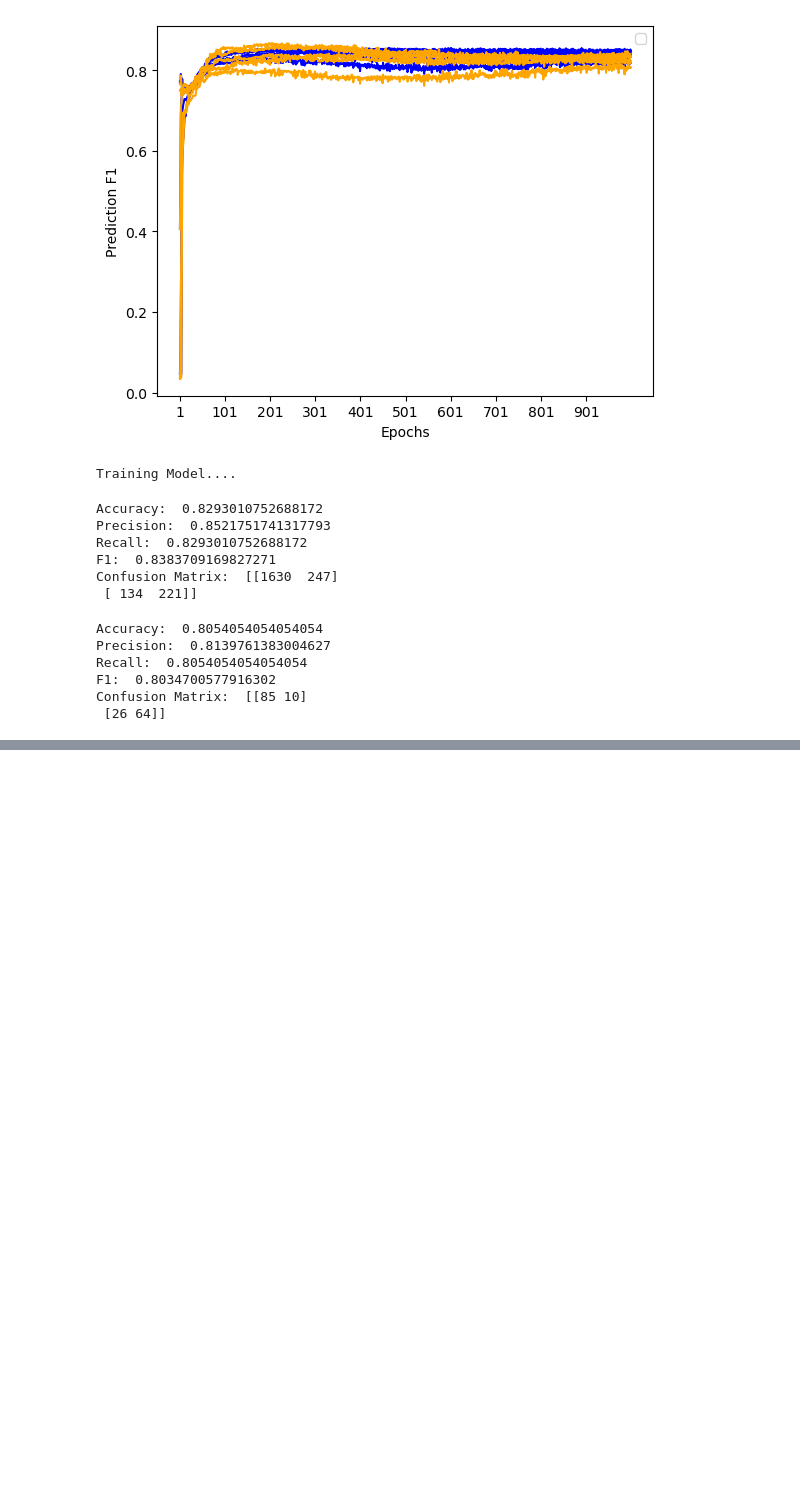
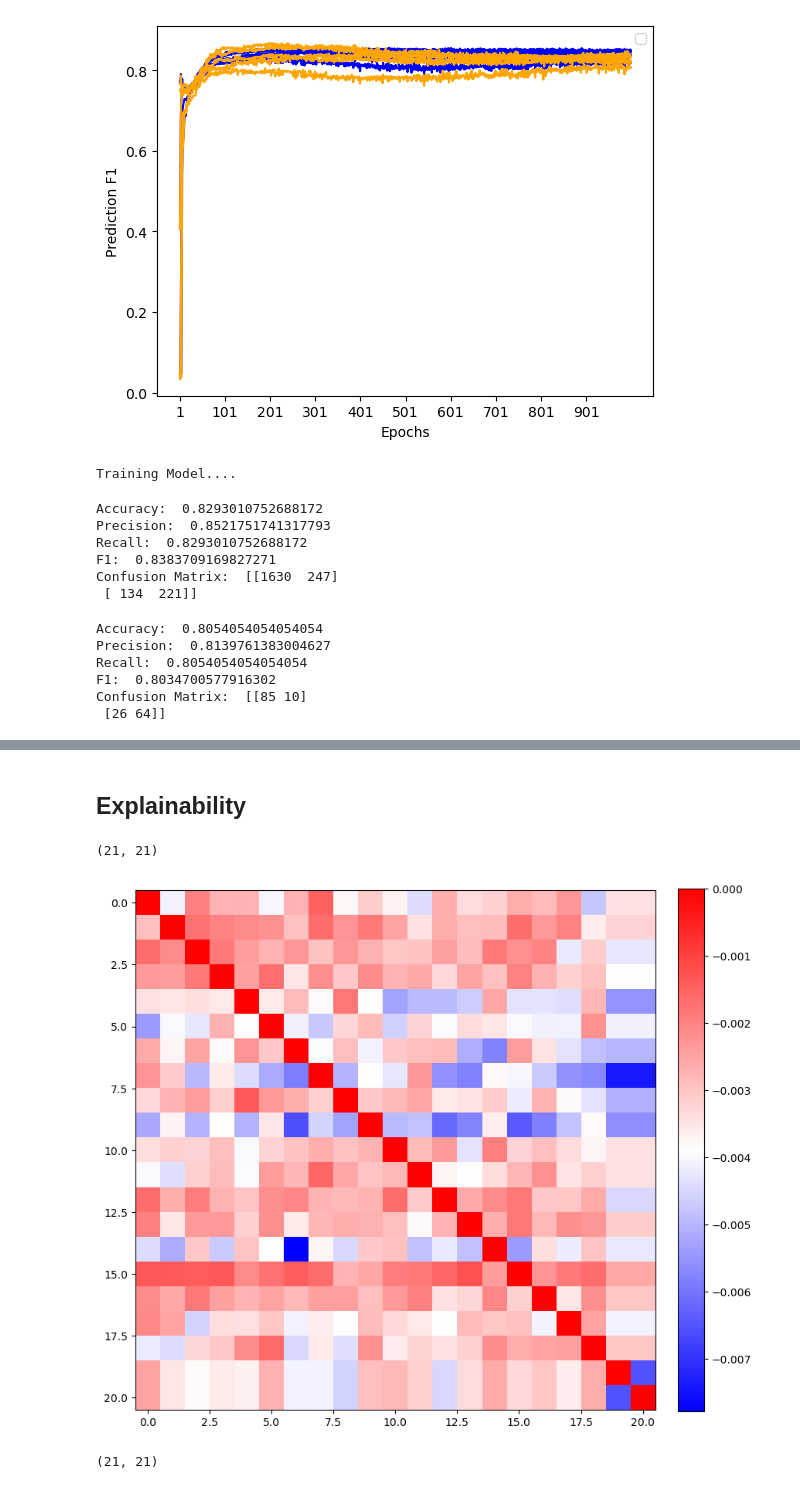
Before and after one commit to mhmdrdwn/EEG-Graph, a Jupyter notebook: graph_gcn_nmt_normal_abnormal.ipynb, the cells around one changed output, grey strips where cells are left out. Cells and saved outputs as stored; diff of their text form; code cells hidden in the pictures; blank space fills up the shorter version.

```diff
--- a/graph_gcn_nmt_normal_abnormal.ipynb
+++ b/graph_gcn_nmt_normal_abnormal.ipynb
@@ -1003,0 +1000,41 @@ KeyboardInterrupt:
+# %% [markdown]
+## Explainability
+# %%
+from captum.attr import Saliency, IntegratedGradients
+
+def model_forward(edge_mask, X, edge_attr):
+    out = model(X, edge_attr, edge_mask)
+    return out
+
+train_X_ = torch.tensor(train_X[2]).float()
+train_X_= train_X_.reshape(1, train_X_.shape[0], train_X_.shape[1])
+edge_attr = torch.tensor(train_graphs[2]).float()
+edge_attr = edge_attr.reshape(1, edge_attr.shape[0], edge_attr.shape[1])
+input_mask = torch.ones(train_graphs[2].shape).requires_grad_(True)
+input_mask = input_mask.reshape(1, input_mask.shape[0], input_mask.shape[1])
+
+#input_mask = input_mask.unsqueeze(-1)
+ig = IntegratedGradients(model_forward)
+int_mask = ig.attribute(input_mask, target=1, additional_forward_args=(train_X_, edge_attr,))
+int_mask = int_mask.squeeze().detach().numpy()
+int_mask.shape
+# %% [output]
+(21, 21)
+# %%
+import matplotlib.pyplot as plt
+fig, ax = plt.subplots(figsize=(9.5,9.5))
+
+im = ax.imshow(mask, cmap='bwr', interpolation='nearest')
+fig.colorbar(im, orientation='vertical', fraction=0.046, pad=0.04)
+#fig.savefig("abnormal3.pdf", bbox_inches='tight')
+
+plt.show()
+# %% [output]
+[figure, added]
+# %%
+saliency = Saliency(model_forward)
+saliency_mask = saliency.attribute(input_mask, target=1, additional_forward_args=(train_X_, edge_attr,))
+saliency_mask = saliency_mask.squeeze().detach().numpy()
+saliency_mask.shape
+# %% [output]
+(21, 21)
```
Also changed, not shown: parts of 14 cells of this notebook.
